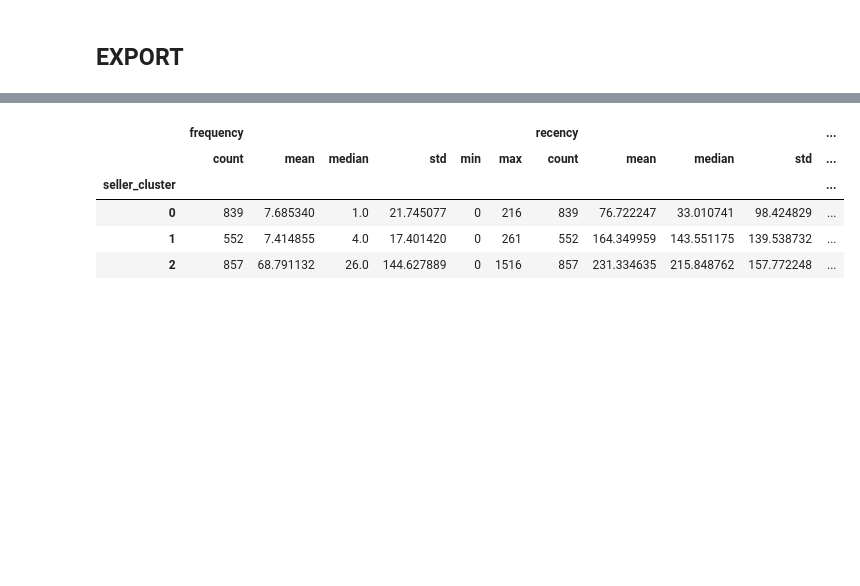
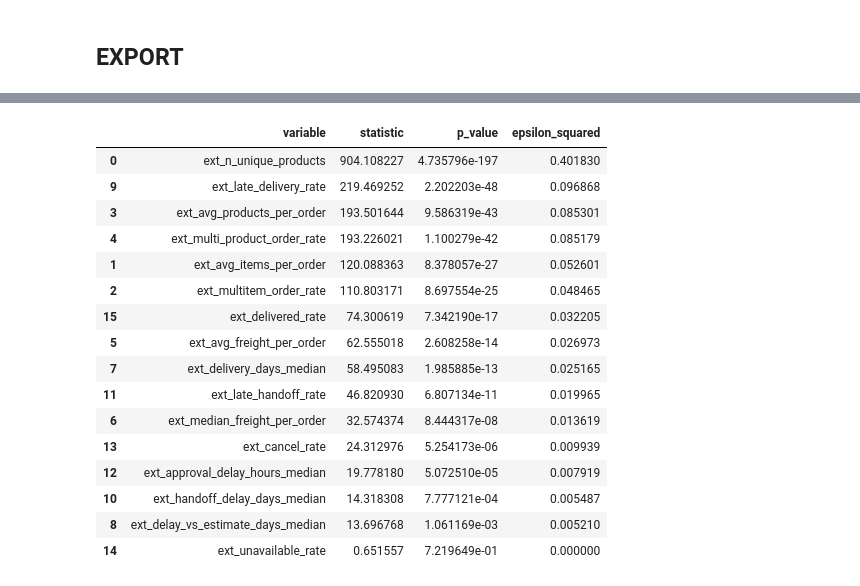
Before and after one commit to Dungxdseb/marketing-driven-data-unlock, a Jupyter notebook: notebooks/K-mean.ipynb, the cells around one changed output, grey strips where cells are left out. Saved outputs shown, nothing was run; the diff lists cells and outputs as text; code cells hidden in the pictures; blank space fills up the shorter version.

```diff
--- a/notebooks/K-mean.ipynb
+++ b/notebooks/K-mean.ipynb
@@ -13,6 +13,8 @@ from sklearn.metrics import silhouette_score, davies_bouldin_score, calinski_har
 import plotly.express as px
 import plotly.io as pio
 
+from scipy.stats import kruskal
+
 
 # =========================
 # Notebook display setting
@@ -25,7 +27,7 @@ pio.renderers.default = "notebook_connected"
 # =========================
 PROJECT_DIR = Path.cwd().parent if Path.cwd().name == "notebooks" else Path.cwd()
 
-NOTEBOOK_OUTPUT_DIR = PROJECT_DIR / "notebooks" / "outputs"
+NOTEBOOK_OUTPUT_DIR = PROJECT_DIR /  "outputs"
 
 NOTEBOOK_OUTPUT_DIR.mkdir(parents=True, exist_ok=True)
 
@@ -923,68 +1093,51 @@ Categorical external variables: ['kmeans_feature_group']
 # %%
-numeric_external_profile = (
-    external_df
-    .groupby(CLUSTER_COL)[numeric_external_cols]
-    .agg(["count", "mean", "median", "std", "min", "max"])
-)
+test_rows = []
+clusters = sorted(external_raw_df[CLUSTER_COL].dropna().unique())
 
-display(numeric_external_profile)
-
-from scipy.stats import kruskal
-import numpy as np
-import pandas as pd
-
-test_rows = []
-
-for col in numeric_external_cols:
+for col in EXT_NUM_COLS:
     groups = [
-        external_df.loc[external_df[CLUSTER_COL] == cluster, col].dropna()
-        for cluster in sorted(external_df[CLUSTER_COL].unique())
+        external_raw_df.loc[external_raw_df[CLUSTER_COL] == c, col].dropna()
+        for c in clusters
     ]
-
     groups = [g for g in groups if len(g) > 0]
 
     if len(groups) < 2:
         continue
 
-    try:
-        stat, p_value = kruskal(*groups)
+    stat, p_value = kruskal(*groups)
+    n = sum(len(g) for g in groups)
+    k = len(groups)
 
-        n = sum(len(g) for g in groups)
-        k = len(groups)
+    epsilon_squared = max(0, (stat - k + 1) / (n - k)) if n > k else np.nan
 
-        # Effect size for Kruskal-Wallis
-        epsilon_squared = max(0, (stat - k + 1) / (n - k)) if n > k else np.nan
+    test_rows.append({
+        "variable": col,
+        "statistic": stat,
+        "p_value": p_value,
+        "epsilon_squared": epsilon_squared,
+    })
 
-        test_rows.append({
-            "variable": col,
-            "test": "Kruskal-Wallis",
-            "statistic": stat,
-            "p_value": p_value,
-            "epsilon_squared": epsilon_squared,
-        })
-
-    except Exception as e:
-        test_rows.append({
-            "variable": col,
-            "test": "Kruskal-Wallis",
-            "statistic": np.nan,
-            "p_value": np.nan,
-            "epsilon_squared": np.nan,
-            "error": str(e),
-        })
-
-numeric_external_tests = pd.DataFrame(test_rows)
-
-numeric_external_tests = numeric_external_tests.sort_values(
-    ["epsilon_squared", "p_value"],
-    ascending=[False, True]
+external_tests = (
+    pd.DataFrame(test_rows)
+    .sort_values(["epsilon_squared", "p_value"], ascending=[False, True])
 )
 
-display(numeric_external_tests)
+display(external_tests)
 # %% [output]
-|  | frequency |  |  |  |  |  | recency |  |  |  | ... |
-|  | count | mean | median | std | min | max | count | mean | median | std | ... |
-| seller_cluster |  |  |  |  |  |  |  |  |  |  | ... |
-| 0 | 839 | 7.685340 | 1.0 | 21.745077 | 0 | 216 | 839 | 76.722247 | 33.010741 | 98.424829 | ... |
-| 1 | 552 | 7.414855 | 4.0 | 17.401420 | 0 | 261 | 552 | 164.349959 | 143.551175 | 139.538732 | ... |
-| 2 | 857 | 68.791132 | 26.0 | 144.627889 | 0 | 1516 | 857 | 231.334635 | 215.848762 | 157.772248 | ... |
+|  | variable | statistic | p_value | epsilon_squared |
+| 0 | ext_n_unique_products | 904.108227 | 4.735796e-197 | 0.401830 |
+| 9 | ext_late_delivery_rate | 219.469252 | 2.202203e-48 | 0.096868 |
+| 3 | ext_avg_products_per_order | 193.501644 | 9.586319e-43 | 0.085301 |
+| 4 | ext_multi_product_order_rate | 193.226021 | 1.100279e-42 | 0.085179 |
+| 1 | ext_avg_items_per_order | 120.088363 | 8.378057e-27 | 0.052601 |
+| 2 | ext_multitem_order_rate | 110.803171 | 8.697554e-25 | 0.048465 |
+| 15 | ext_delivered_rate | 74.300619 | 7.342190e-17 | 0.032205 |
+| 5 | ext_avg_freight_per_order | 62.555018 | 2.608258e-14 | 0.026973 |
+| 7 | ext_delivery_days_median | 58.495083 | 1.985885e-13 | 0.025165 |
+| 11 | ext_late_handoff_rate | 46.820930 | 6.807134e-11 | 0.019965 |
+| 6 | ext_median_freight_per_order | 32.574374 | 8.444317e-08 | 0.013619 |
+| 13 | ext_cancel_rate | 24.312976 | 5.254173e-06 | 0.009939 |
+| 12 | ext_approval_delay_hours_median | 19.778180 | 5.072510e-05 | 0.007919 |
+| 10 | ext_handoff_delay_days_median | 14.318308 | 7.777121e-04 | 0.005487 |
+| 8 | ext_delay_vs_estimate_days_median | 13.696768 | 1.061169e-03 | 0.005210 |
+| 14 | ext_unavailable_rate | 0.651557 | 7.219649e-01 | 0.000000 |
```
Also changed, not shown: parts of 12 cells of this notebook, 1 other file.
